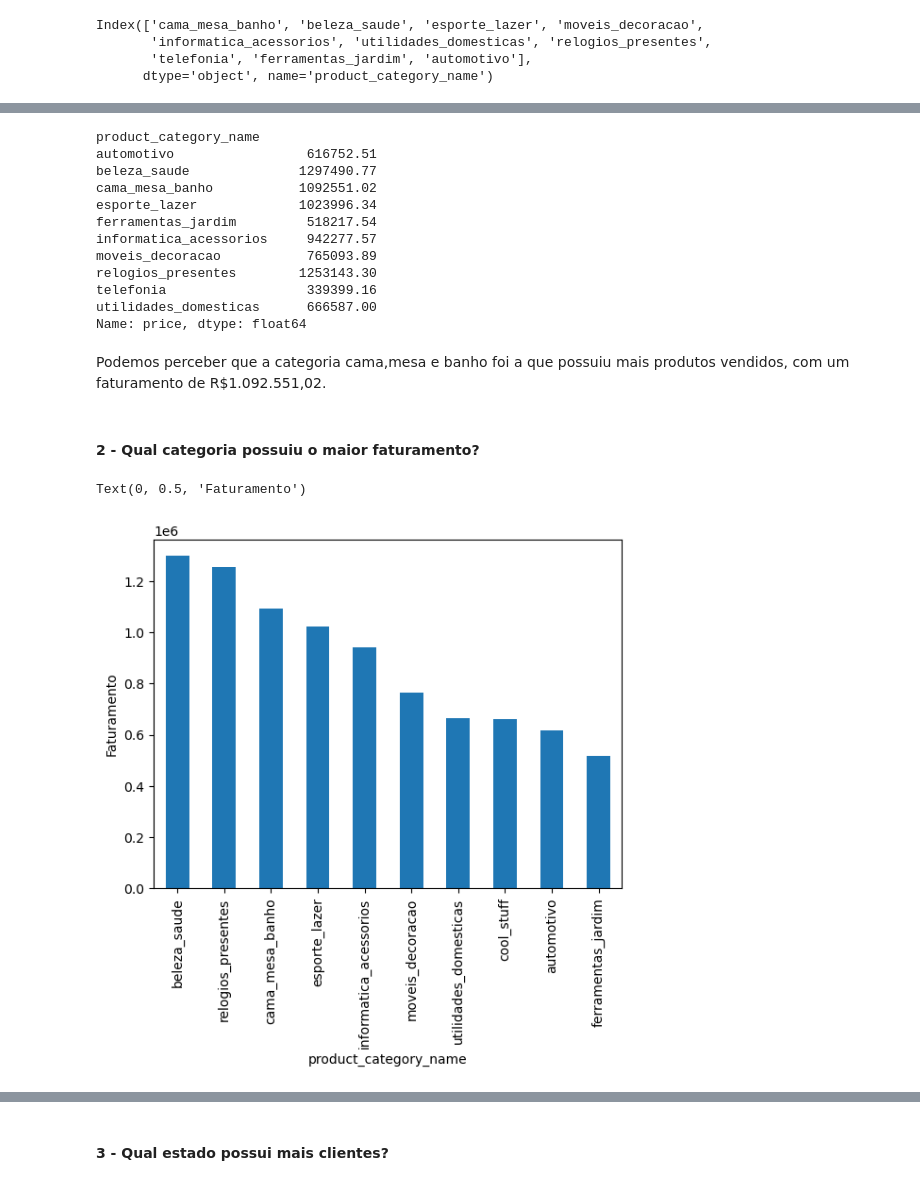
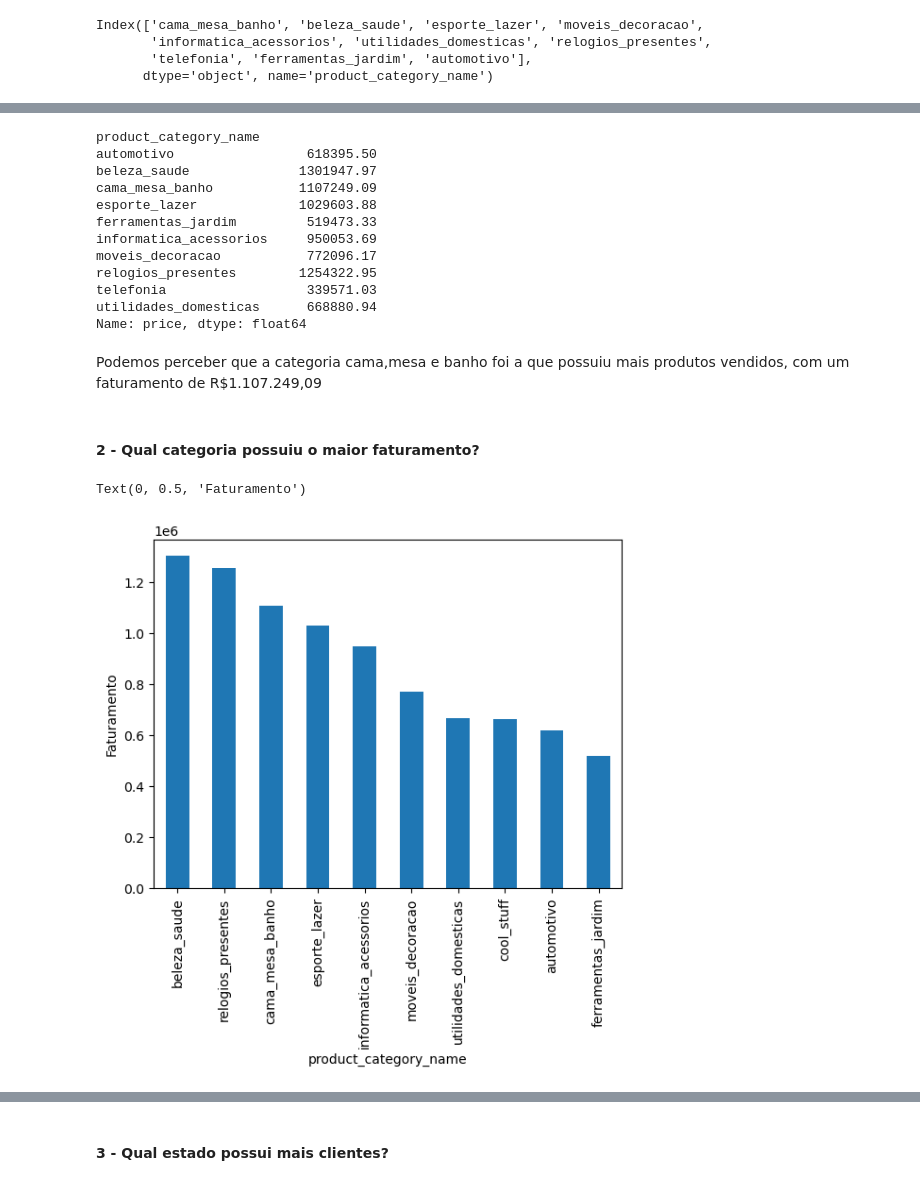
Before and after one commit to danilomiyatake/Brazil-Public-Dataset-Olist, a Jupyter notebook: Brazil Ecommerce.ipynb, the cells around one changed output, grey strips where cells are left out. Cells and saved outputs as stored; diff of their text form; code cells hidden in the pictures.

```diff
--- a/Brazil Ecommerce.ipynb
+++ b/Brazil Ecommerce.ipynb
@@ -82,4 +82,4 @@ df_order_payments = df_orders.merge(df_payments, how='left', on='order_id')
 # %%
 df_order_payments_customers = df_order_payments.merge(df_customers, how='left', on='customer_id')
 # %%
-df_order_payments_customers.shape
+df_order_payments_customers_reviews = df_order_payments_customers.merge(df_reviews, how='left', on='order_id')
@@ -88,5 +86,5 @@ df_order_payments_customers.shape
 # %%
-df_consolidado = df_items_products_sellers.merge(df_order_payments_customers, how='outer', on='order_id')
+df_consolidado = df_items_products_sellers.merge(df_order_payments_customers_reviews, how='outer', on='order_id')
 # %%
 df_consolidado.shape
 # %% [output]
@@ -212,28 +209,29 @@ Text(0, 0.5, 'Faturamento')
 faturamento_top10_mais_vendas
 # %% [output]
 product_category_name
-automotivo                 616752.51
-beleza_saude              1297490.77
-cama_mesa_banho           1092551.02
-esporte_lazer             1023996.34
-ferramentas_jardim         518217.54
-informatica_acessorios     942277.57
-moveis_decoracao           765093.89
-relogios_presentes        1253143.30
-telefonia                  339399.16
-utilidades_domesticas      666587.00
+automotivo                 618395.50
+beleza_saude              1301947.97
+cama_mesa_banho           1107249.09
+esporte_lazer             1029603.88
+ferramentas_jardim         519473.33
+informatica_acessorios     950053.69
+moveis_decoracao           772096.17
+relogios_presentes        1254322.95
+telefonia                  339571.03
+utilidades_domesticas      668880.94
 Name: price, dtype: float64
 # %% [markdown]
-Podemos perceber que a categoria cama,mesa e banho foi a que possuiu mais produtos vendidos, com um faturamento de R$1.092.551,02.
+Podemos perceber que a categoria cama,mesa e banho foi a que possuiu mais produtos vendidos, com um faturamento de R$1.107.249,09
 # %% [markdown]
 #### 2 - Qual categoria possuiu o maior faturamento?
 # %%
 maior_faturamento_top10 = df_consolidado.groupby('product_category_name').price.sum().sort_values(ascending=False)[0:10]
+maior_faturamento_top10.plot(kind='bar')
 
 plt.ylabel('Faturamento')
 # %% [output]
 Text(0, 0.5, 'Faturamento')
-[figure, old version]
+[figure, new version]
 # %%
 maior_faturamento_top10
 # %% [output]
```
Also changed, not shown: parts of 29 cells of this notebook.
